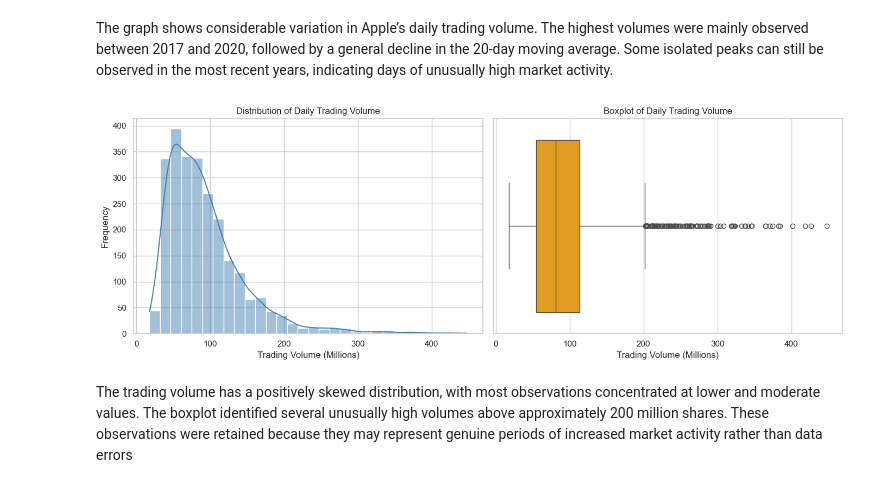
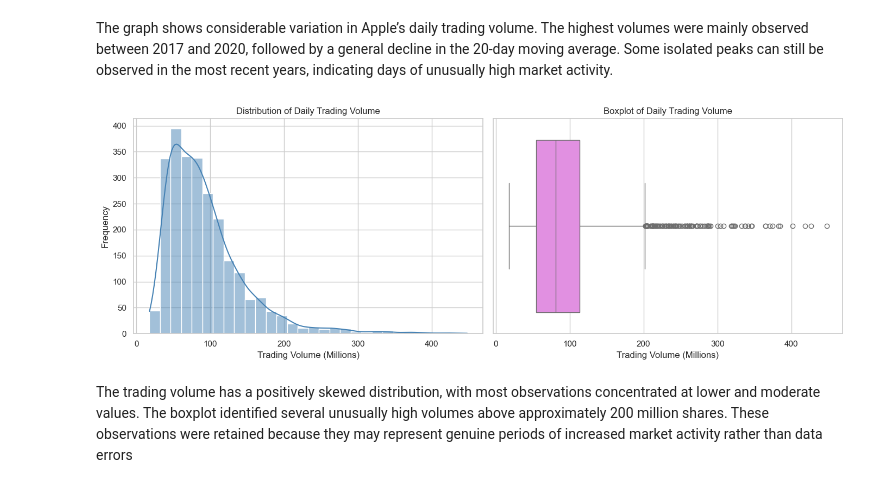
Before and after one commit to 2026228-dev/CA1MLB-2026228, a Jupyter notebook: AAPL.ipynb, the cells around one changed output. Cells and saved outputs as stored; diff of their text form; code cells hidden in the pictures.

```diff
--- a/AAPL.ipynb
+++ b/AAPL.ipynb
@@ -195,35 +194,35 @@ fig, axes = plt.subplots(
     1,
     2,
     figsize=(14, 5)
 )
 
 # Histogram
 sns.histplot(
     volume_millions,
     bins=30,
     kde=True,
     color="steelblue",
     ax=axes[0]
 )
 
 axes[0].set_title("Distribution of Daily Trading Volume")
 axes[0].set_xlabel("Trading Volume (Millions)")
 axes[0].set_ylabel("Frequency")
 
 # Boxplot
 sns.boxplot(
     x=volume_millions,
-    color="orange",
+    color="violet",
     ax=axes[1]
 )
 
 axes[1].set_title("Boxplot of Daily Trading Volume")
 axes[1].set_xlabel("Trading Volume (Millions)")
 
 plt.tight_layout()
 plt.show()
 # %% [output]
-[figure, old version]
+[figure, new version]
 # %% [markdown]
 The trading volume has a positively skewed distribution, with most observations concentrated at lower and moderate values. The boxplot identified several unusually high volumes above approximately 200 million shares. These observations were retained because they may represent genuine periods of increased market activity rather than data errors
 # %%
```
Also changed, not shown: parts of 20 cells of this notebook, 1 other file.
